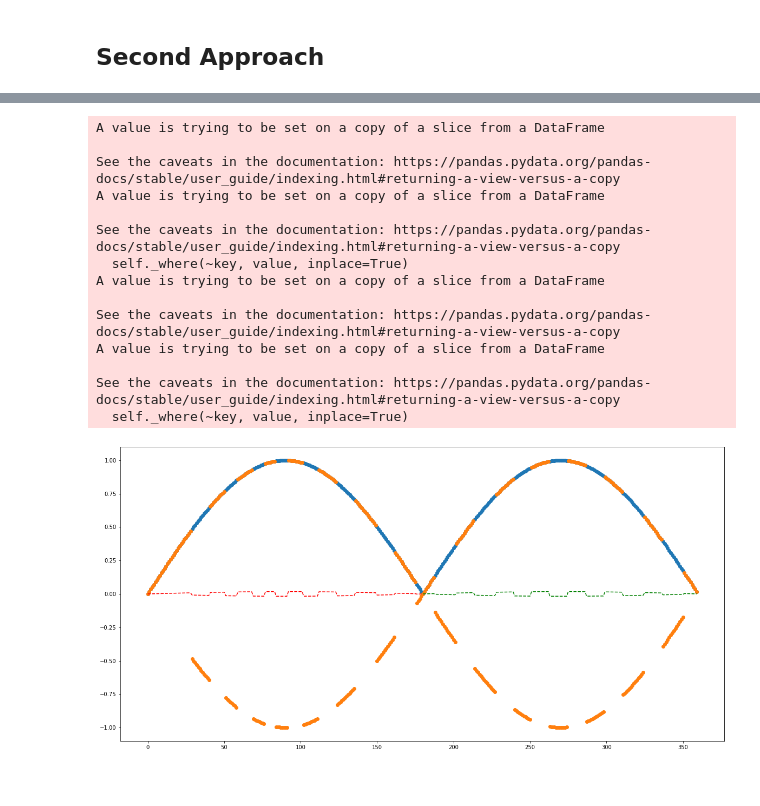
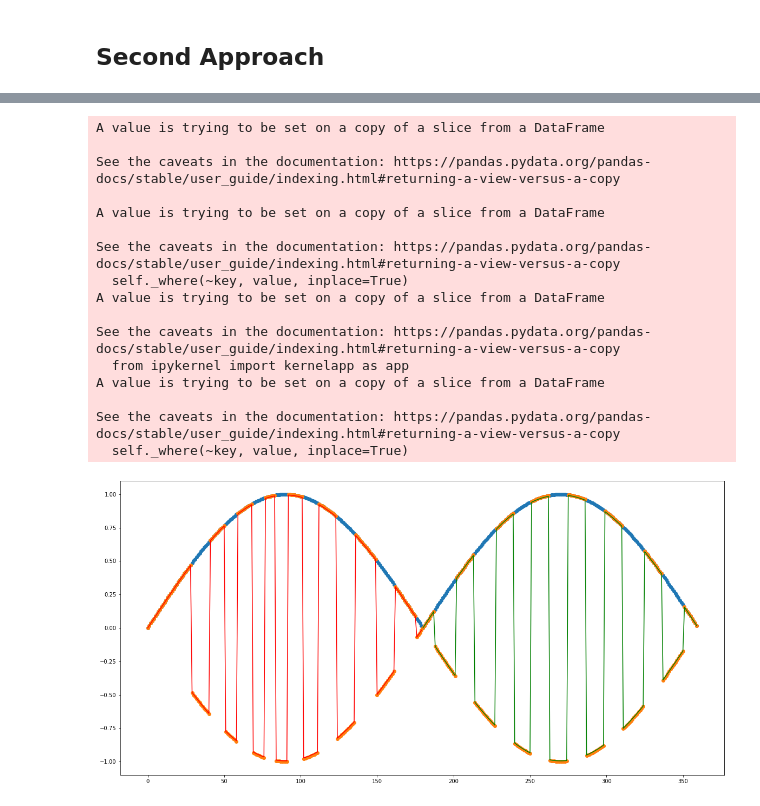
Before and after one commit to DominikMAI/Interpolation, a Jupyter notebook: Ruch.ipynb, the cells around one changed output, grey strips where cells are left out. Cells and saved outputs as stored; diff of their text form; code cells hidden in the pictures.

```diff
--- a/Ruch.ipynb
+++ b/Ruch.ipynb
@@ -165,3 +165,14 @@ plt.show()
 [figure]
 # %% [markdown]
 ## Second Approach
+# %%
+
+#Univariate Polynomial Interpolation
+y_spl = UnivariateSpline(ruch['step'],
+                         (ruch['time']**2)**0.5,
+                         w=ruch['direction'],
+                         s=0,
+                         k=5,
+                         ext=3)
+
+ruch['spline'] = y_spl((ruch['time']**2)**0.5)
@@ -170,45 +202,38 @@ fig = plt.figure(figsize=(20, 10))
 plt.scatter(ruch['step'],(ruch['time']**2)**0.5)
 plt.scatter(ruch['step'],ruch['time'])
 
-#Univariate Polynomial Interpolation
-y_spl = UnivariateSpline(ruch['step'],
-                         (ruch['time']**2)**0.5,
-                         w=ruch['direction'],
-                         s=0,
-                         k=5,
-                         ext=2)
-
-ruch['spline'] = y_spl((ruch['time']**2)**0.5)
+ruch['spline'] = ruch['spline']#*rescale
 
 #Gaussian + Laplacian filtering
 result = ndimage.gaussian_laplace((ruch['time']**2)**0.5, sigma=5)
 peaks, _ = find_peaks(result)
 
 ruch1 = ruch.iloc[:peaks[0]]
 ruch2 = ruch.iloc[peaks[0]:]
 
-#Function construction
 ruch1['spline'][ruch1['direction'] == -1] = ruch1['spline'] * -1
 ruch2['spline'][ruch2['direction'] == 1] = ruch2['spline'] * -1
 
-plt.plot(ruch1['step'], ruch1['spline']*1  ,c='red', ls='--')
-plt.plot(ruch2['step'], ruch2['spline']*1,c='green', ls='--')
+plt.plot(ruch1['step'], ruch1['spline']*57  ,c='red', ls='-')
+plt.plot(ruch2['step'], ruch2['spline']*57 ,c='green', ls='-')
 
 plt.plot(peaks, result[peaks])
 plt.show()
 # %% [output]
 A value is trying to be set on a copy of a slice from a DataFrame
 
 See the caveats in the documentation: https://pandas.pydata.org/pandas-docs/stable/user_guide/indexing.html#returning-a-view-versus-a-copy
+
 A value is trying to be set on a copy of a slice from a DataFrame
 
 See the caveats in the documentation: https://pandas.pydata.org/pandas-docs/stable/user_guide/indexing.html#returning-a-view-versus-a-copy
   self._where(~key, value, inplace=True)
 A value is trying to be set on a copy of a slice from a DataFrame
 
 See the caveats in the documentation: https://pandas.pydata.org/pandas-docs/stable/user_guide/indexing.html#returning-a-view-versus-a-copy
+  from ipykernel import kernelapp as app
 A value is trying to be set on a copy of a slice from a DataFrame
 
 See the caveats in the documentation: https://pandas.pydata.org/pandas-docs/stable/user_guide/indexing.html#returning-a-view-versus-a-copy
   self._where(~key, value, inplace=True)
-[figure, old version]
+[figure, new version]
```
Also changed, not shown: parts of 10 cells of this notebook.
